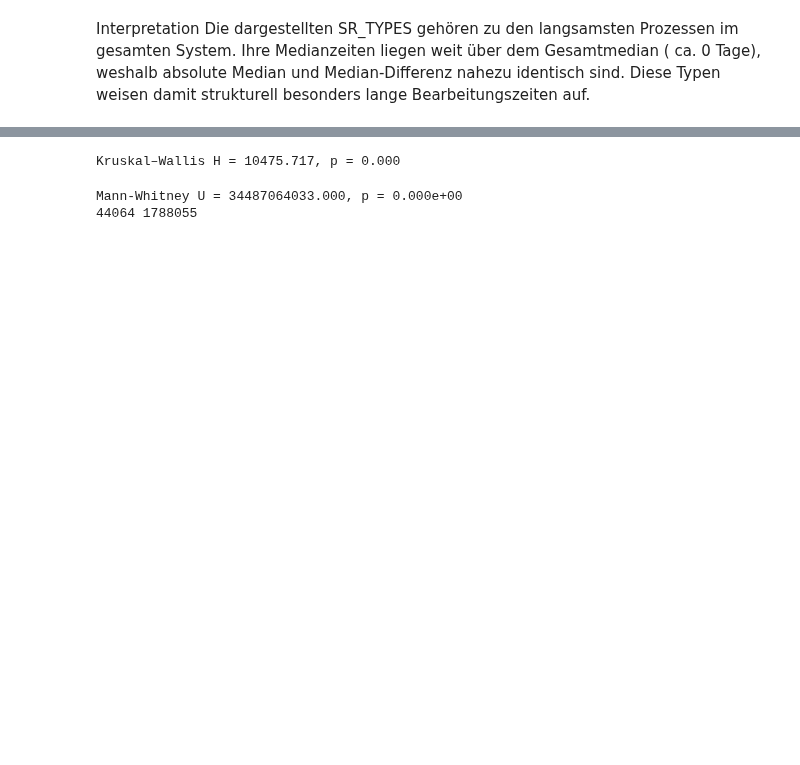
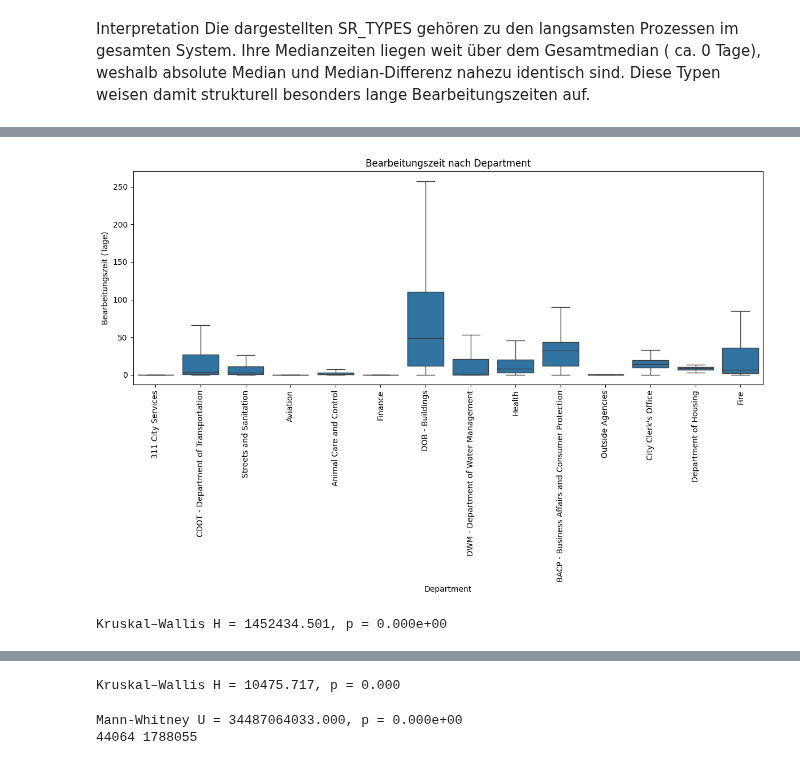
Before and after one commit to Ameowsle/Statistic-Macher, a Jupyter notebook: Bearbeitungszeit_SR_Requests.ipynb, the cells around one changed output, grey strips where cells are left out. Saved outputs shown, nothing was run; the diff lists cells and outputs as text; code cells hidden in the pictures; blank space fills up the shorter version.

```diff
--- a/Bearbeitungszeit_SR_Requests.ipynb
+++ b/Bearbeitungszeit_SR_Requests.ipynb
@@ -861,0 +896,27 @@ Die dargestellten SR_TYPES gehören zu den langsamsten Prozessen im gesamten Sys
+# %%
+plt.figure(figsize=(12,8))
+sns.boxplot(
+    data=erledigt,
+    x="OWNER_DEPARTMENT",
+    y="response_time",
+    showfliers=False
+)
+plt.xticks(rotation=90)
+plt.title("Bearbeitungszeit nach Department")
+plt.xlabel("Department")
+plt.ylabel("Bearbeitungszeit (Tage)")
+plt.tight_layout()
+plt.show()
+# %% [output]
+[figure, added]
+# %%
+# Unterscheiden sich die Departments signifikant?
+groups = [
+    erledigt[erledigt["OWNER_DEPARTMENT"] == d]["response_time"]
+    for d in erledigt["OWNER_DEPARTMENT"].dropna().unique()
+]
+
+stat, p = stats.kruskal(*groups)
+print(f"Kruskal–Wallis H = {stat:.3f}, p = {p:.3e}")
+# %% [output]
+Kruskal–Wallis H = 1452434.501, p = 0.000e+00
```
Also changed, not shown: parts of 36 cells of this notebook.
